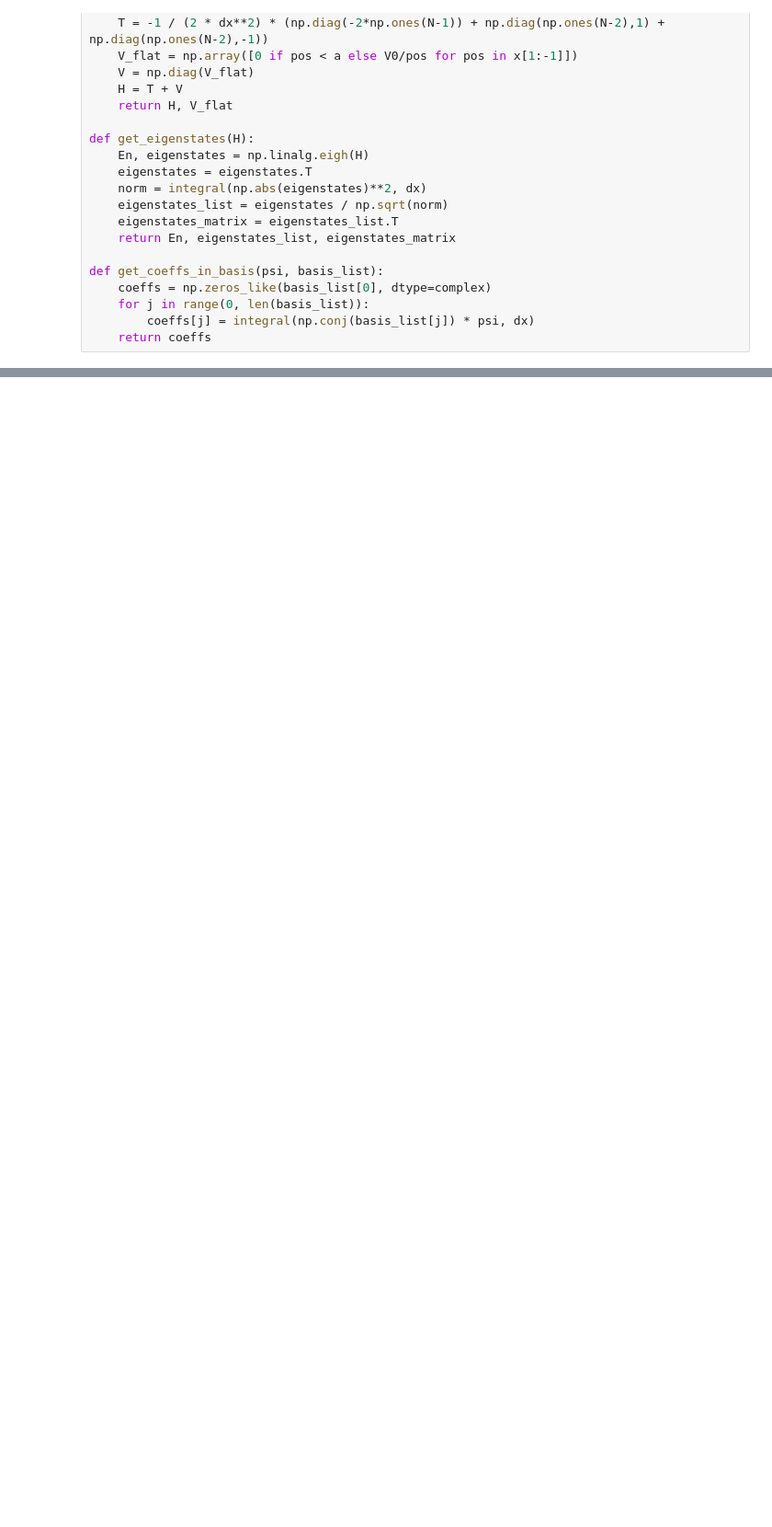
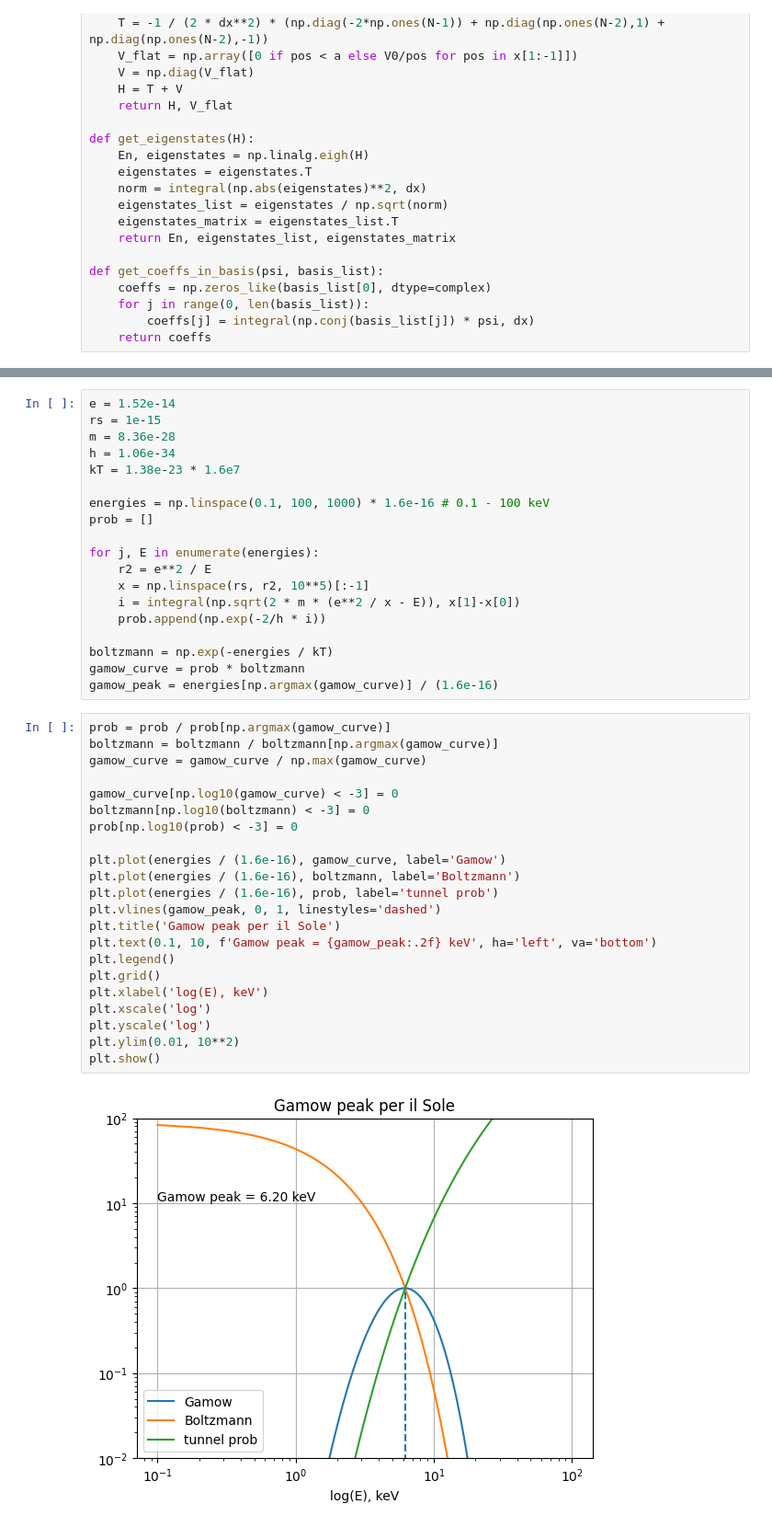
Before and after one commit to davide710/physics_simulations, a Jupyter notebook: fusion.ipynb, the cells around one changed output, grey strips where cells are left out. Shown: that part at 92% size. Cells and saved outputs as stored; diff of their text form; blank space fills up the shorter version.

```diff
--- a/fusion.ipynb
+++ b/fusion.ipynb
@@ -134,3 +126,46 @@ Video("animation.mp4")
   <source src="animation.mp4" type="video/mp4">
   Your browser does not support the video tag.
 </video>
+# %%
+e = 1.52e-14
+rs = 1e-15
+m = 8.36e-28
+h = 1.06e-34
+kT = 1.38e-23 * 1.6e7
+
+energies = np.linspace(0.1, 100, 1000) * 1.6e-16 # 0.1 - 100 keV
+prob = []
+
+for j, E in enumerate(energies):
+    r2 = e**2 / E
+    x = np.linspace(rs, r2, 10**5)[:-1]
+    i = integral(np.sqrt(2 * m * (e**2 / x - E)), x[1]-x[0])
+    prob.append(np.exp(-2/h * i))
+
+boltzmann = np.exp(-energies / kT)
+gamow_curve = prob * boltzmann
+gamow_peak = energies[np.argmax(gamow_curve)] / (1.6e-16)
+# %%
+prob = prob / prob[np.argmax(gamow_curve)]
+boltzmann = boltzmann / boltzmann[np.argmax(gamow_curve)]
+gamow_curve = gamow_curve / np.max(gamow_curve)
+
+gamow_curve[np.log10(gamow_curve) < -3] = 0
+boltzmann[np.log10(boltzmann) < -3] = 0
+prob[np.log10(prob) < -3] = 0
+
+plt.plot(energies / (1.6e-16), gamow_curve, label='Gamow')
+plt.plot(energies / (1.6e-16), boltzmann, label='Boltzmann')
+plt.plot(energies / (1.6e-16), prob, label='tunnel prob')
+plt.vlines(gamow_peak, 0, 1, linestyles='dashed')
+plt.title('Gamow peak per il Sole')
+plt.text(0.1, 10, f'Gamow peak = {gamow_peak:.2f} keV', ha='left', va='bottom')
+plt.legend()
+plt.grid()
+plt.xlabel('log(E), keV')
+plt.xscale('log')
+plt.yscale('log')
+plt.ylim(0.01, 10**2)
+plt.show()
+# %% [output]
+[figure, added]
```
Also changed, not shown: parts of 6 cells of this notebook, 1 other file.
